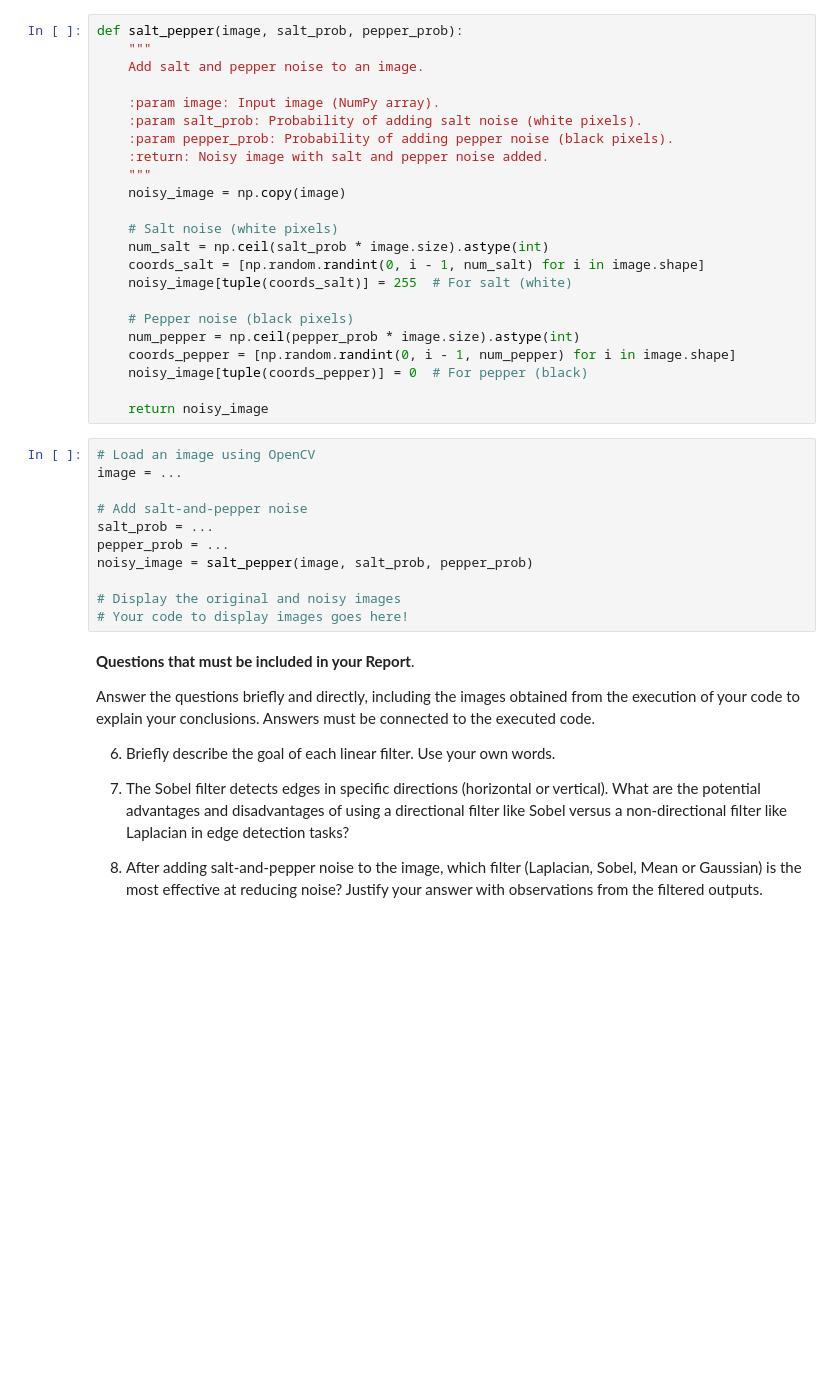
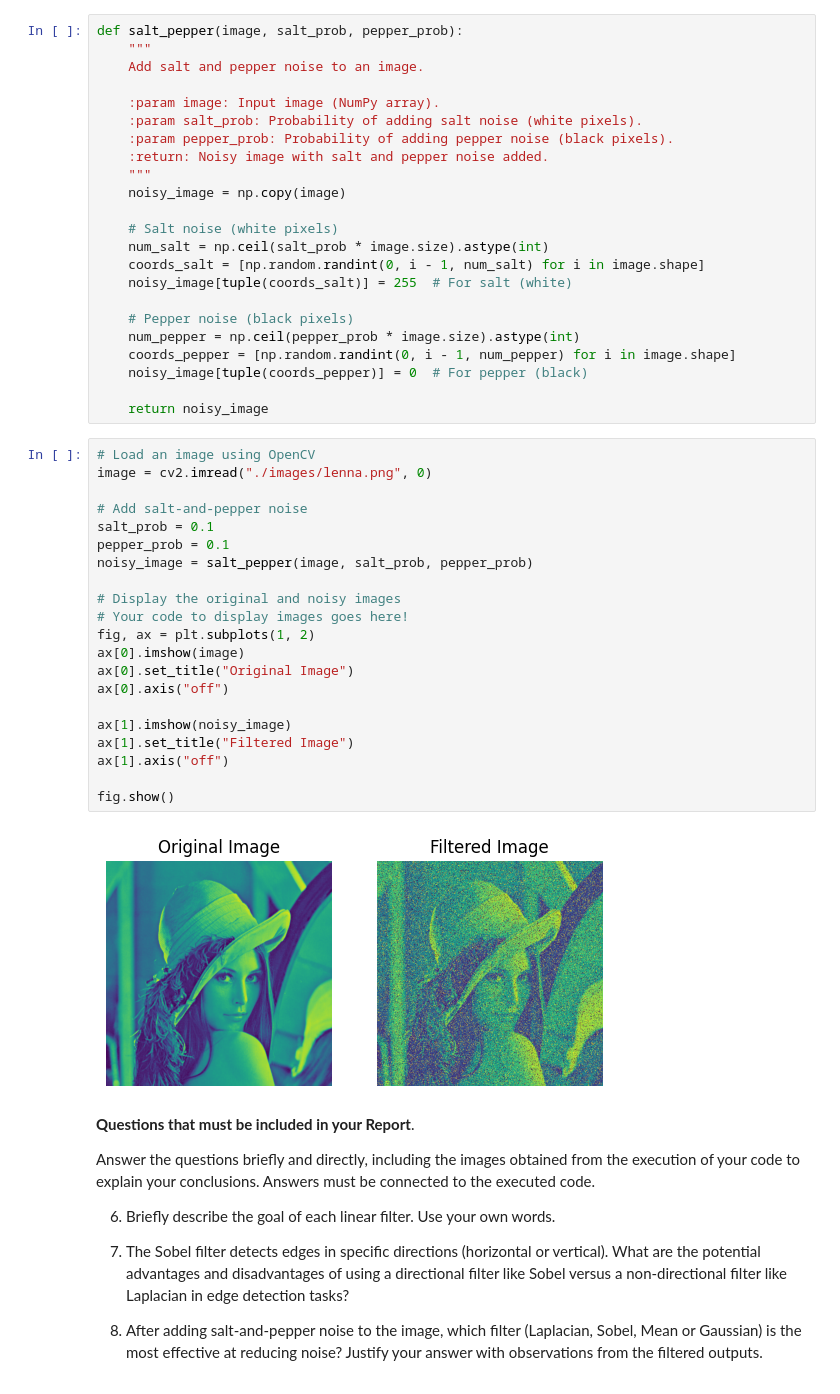
Before and after one commit to Pablo-H-H/Proyecto-1-Vision-Por-Computador, a Jupyter notebook: Project1.ipynb, the cells around one changed output. Drawn from its saved outputs; the diff is of its cells as text; blank space fills up the shorter version.

```diff
--- a/Project1.ipynb
+++ b/Project1.ipynb
@@ -481,15 +481,27 @@ def salt_pepper(image, salt_prob, pepper_prob):
     return noisy_image
 # %%
 # Load an image using OpenCV
-image = ...
+image = cv2.imread("./images/lenna.png", 0)
 
 # Add salt-and-pepper noise
-salt_prob = ...
-pepper_prob = ...
+salt_prob = 0.1
+pepper_prob = 0.1
 noisy_image = salt_pepper(image, salt_prob, pepper_prob)
 
 # Display the original and noisy images
 # Your code to display images goes here!
+fig, ax = plt.subplots(1, 2)
+ax[0].imshow(image)
+ax[0].set_title("Original Image")
+ax[0].axis("off")
+
+ax[1].imshow(noisy_image)
+ax[1].set_title("Filtered Image")
+ax[1].axis("off")
+
+fig.show()
+# %% [output]
+[figure, added]
 # %% [markdown]
 **Questions that must be included in your Report**.
 
```
